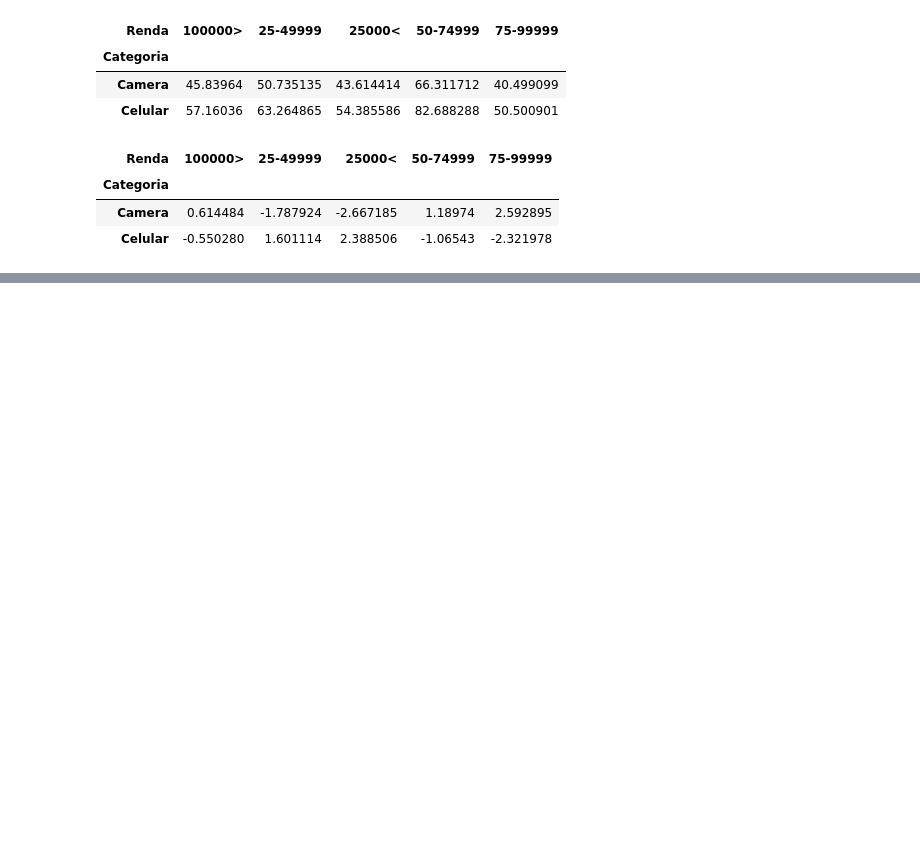
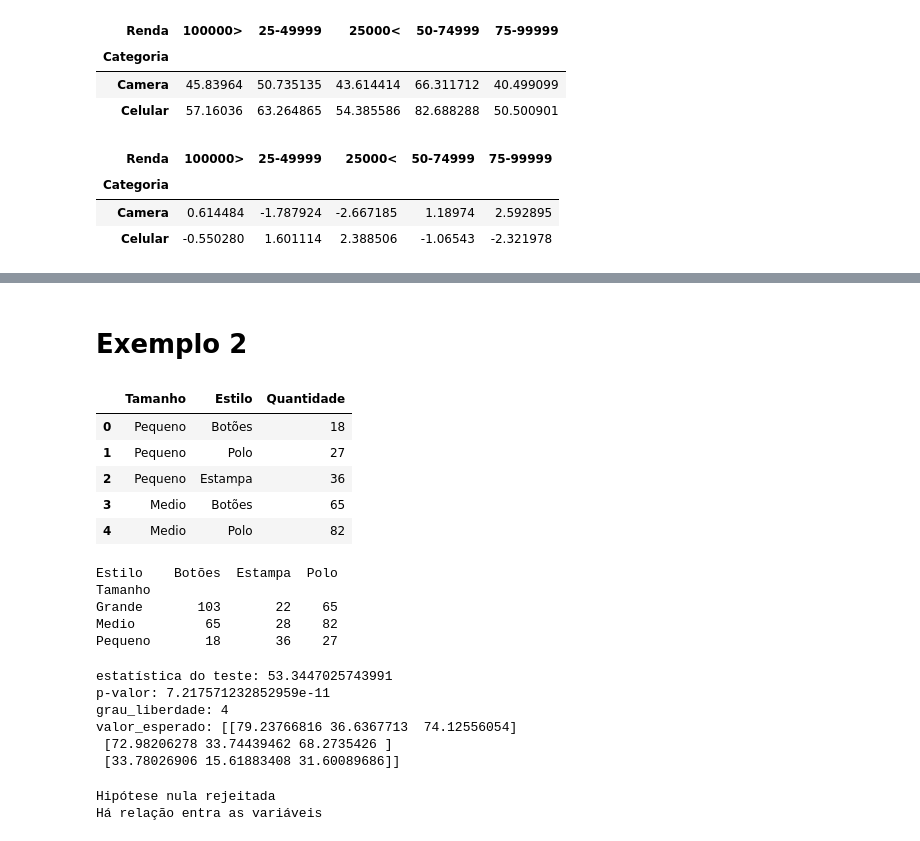
Before and after one commit to esdrasantos/statistical-concepts-and-practice, a Jupyter notebook: cstfm_nao_parametricos_qui_quadrado.ipynb, the cells around one changed output, grey strips where cells are left out. Cells and saved outputs as stored; diff of their text form; code cells hidden in the pictures; blank space fills up the shorter version.

```diff
--- a/cstfm_nao_parametricos_qui_quadrado.ipynb
+++ b/cstfm_nao_parametricos_qui_quadrado.ipynb
@@ -119 +120,49 @@ Linha: Camera, Coluna: 25000<
 Linha: Celular, Coluna: 75-99999
+# %% [markdown]
+# Exemplo 2
+# %%
+camisas = pd.read_excel('/content/drive/MyDrive/Curso de Estatística 2.0/Arquivos Excel/Dados3_CursoEstatistica.xlsx', sheet_name=1)
+
+camisas.head()
+# %% [output]
+|  | Tamanho | Estilo | Quantidade |
+| 0 | Pequeno | Botões | 18 |
+| 1 | Pequeno | Polo | 27 |
+| 2 | Pequeno | Estampa | 36 |
+| 3 | Medio | Botões | 65 |
+| 4 | Medio | Polo | 82 |
+# %%
+tabela_2 = pd.crosstab(camisas['Tamanho'], camisas['Estilo'], camisas['Quantidade'], aggfunc='sum')
+print(tabela_2)
+# %% [output]
+Estilo    Botões  Estampa  Polo
+Tamanho
+Grande       103       22    65
+Medio         65       28    82
+Pequeno       18       36    27
+# %%
+(stat, p, grau_liberdade, valor_esperado) = chi2_contingency(tabela_2)
+
+print(f'estatística do teste: {stat}')
+print(f'p-valor: {p}')
+print(f'grau_liberdade: {grau_liberdade}')
+print(f'valor_esperado: {valor_esperado}')
+# %% [output]
+estatística do teste: 53.3447025743991
+p-valor: 7.217571232852959e-11
+grau_liberdade: 4
+valor_esperado: [[79.23766816 36.6367713  74.12556054]
+ [72.98206278 33.74439462 68.2735426 ]
+ [33.78026906 15.61883408 31.60089686]]
+# %%
+# Interpretação:
+
+if p < alfa:
+  print('Hipótese nula rejeitada')
+  print('Há relação entra as variáveis')
+else:
+  print('Hipótese nula não rejeitada')
+  print('Não há relação entre as variáveis')
+# %% [output]
+Hipótese nula rejeitada
+Há relação entra as variáveis
```
Also changed, not shown: parts of 15 cells of this notebook.
